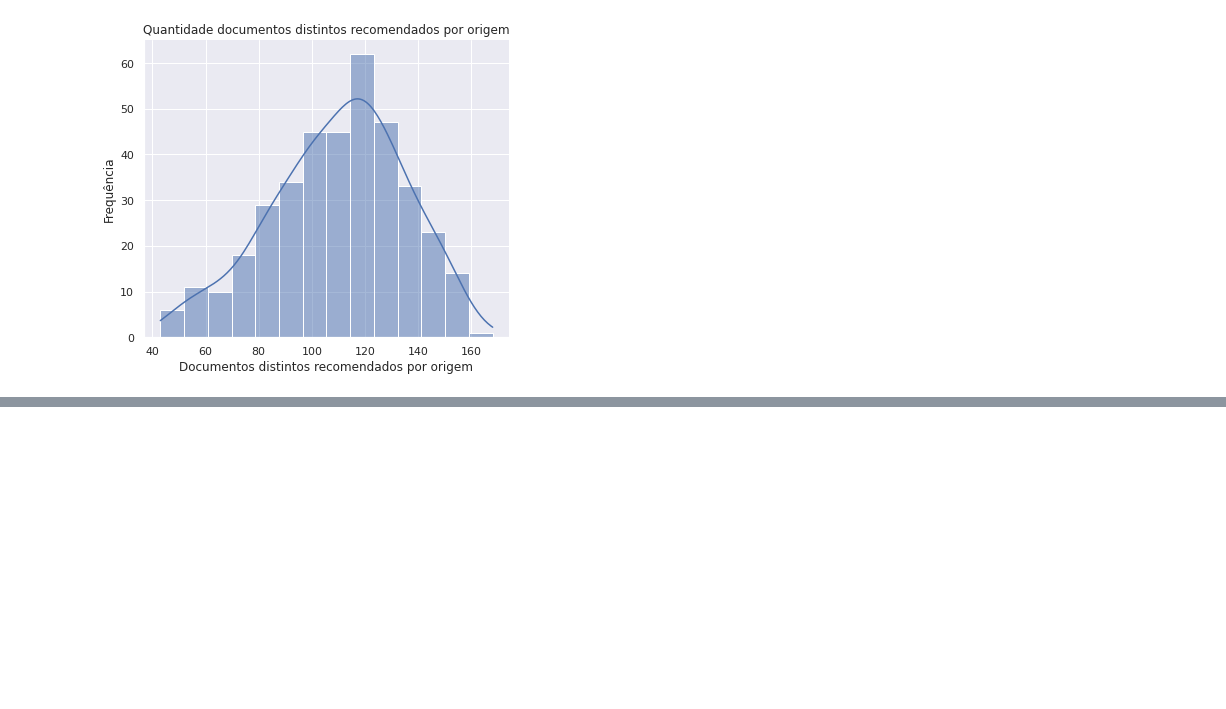
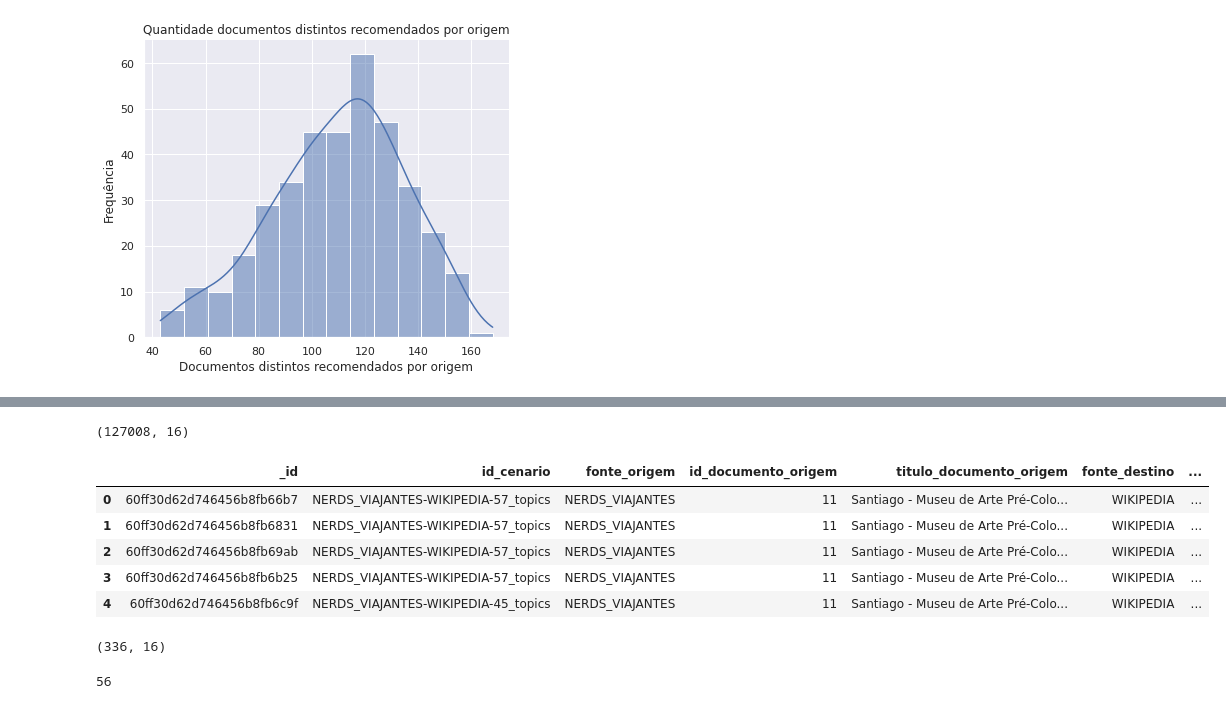
Before and after one commit to heldergr/tcc-pucmg-2, a Jupyter notebook: src/python/notebooks/nerds-viajantes-visualizacao-resultados.ipynb, the cells around one changed output, grey strips where cells are left out. Drawn from its saved outputs; the diff is of its cells as text; code cells hidden in the pictures; blank space fills up the shorter version.

```diff
--- a/src/python/notebooks/nerds-viajantes-visualizacao-resultados.ipynb
+++ b/src/python/notebooks/nerds-viajantes-visualizacao-resultados.ipynb
@@ -21,4 +21,8 @@ num_topics = 57
 passes = 2
 fonte_dados = fabrica.get_fonte_dados(NERDS_VIAJANTES)
 fonte_dados.carregar_dados()
+ners_viajantes = fonte_dados
 documentos = fonte_dados.get_tokens()
+
+wikipedia = fabrica.get_fonte_dados(WIKIPEDIA)
+wikipedia.carregar_dados()
@@ -303,0 +333,18 @@ distribuicao_distintos_destino_por_parametro(resultados, 'cenario_wp')
+# %%
+resultados_info = resultados_explorer.adicionar_informacoes_posts(resultados, posts_df, paginas_df)
+# %% [output]
+(127008, 16)
+# %%
+resultados_info.head()
+# %% [output]
+|  | _id | id_cenario | fonte_origem | id_documento_origem | titulo_documento_origem | fonte_destino | ... |
+| 0 | 60ff30d62d746456b8fb66b7 | NERDS_VIAJANTES-WIKIPEDIA-57_topics | NERDS_VIAJANTES | 11 | Santiago - Museu de Arte Pré-Colo... | WIKIPEDIA | ... |
+| 1 | 60ff30d62d746456b8fb6831 | NERDS_VIAJANTES-WIKIPEDIA-57_topics | NERDS_VIAJANTES | 11 | Santiago - Museu de Arte Pré-Colo... | WIKIPEDIA | ... |
+| 2 | 60ff30d62d746456b8fb69ab | NERDS_VIAJANTES-WIKIPEDIA-57_topics | NERDS_VIAJANTES | 11 | Santiago - Museu de Arte Pré-Colo... | WIKIPEDIA | ... |
+| 3 | 60ff30d62d746456b8fb6b25 | NERDS_VIAJANTES-WIKIPEDIA-57_topics | NERDS_VIAJANTES | 11 | Santiago - Museu de Arte Pré-Colo... | WIKIPEDIA | ... |
+| 4 | 60ff30d62d746456b8fb6c9f | NERDS_VIAJANTES-WIKIPEDIA-45_topics | NERDS_VIAJANTES | 11 | Santiago - Museu de Arte Pré-Colo... | WIKIPEDIA | ... |
+# %%
+resultados_5599 = resultados_info[resultados_info['id_documento_origem'] == 5599]
+resultados_5599.shape
+# %% [output]
+(336, 16)
@@ -303,0 +353,4 @@ distribuicao_distintos_destino_por_parametro(resultados, 'cenario_wp')
+# %%
+len(destinos_5599)
+# %% [output]
+56
```
Also changed, not shown: parts of 43 cells of this notebook, 1 other file.
